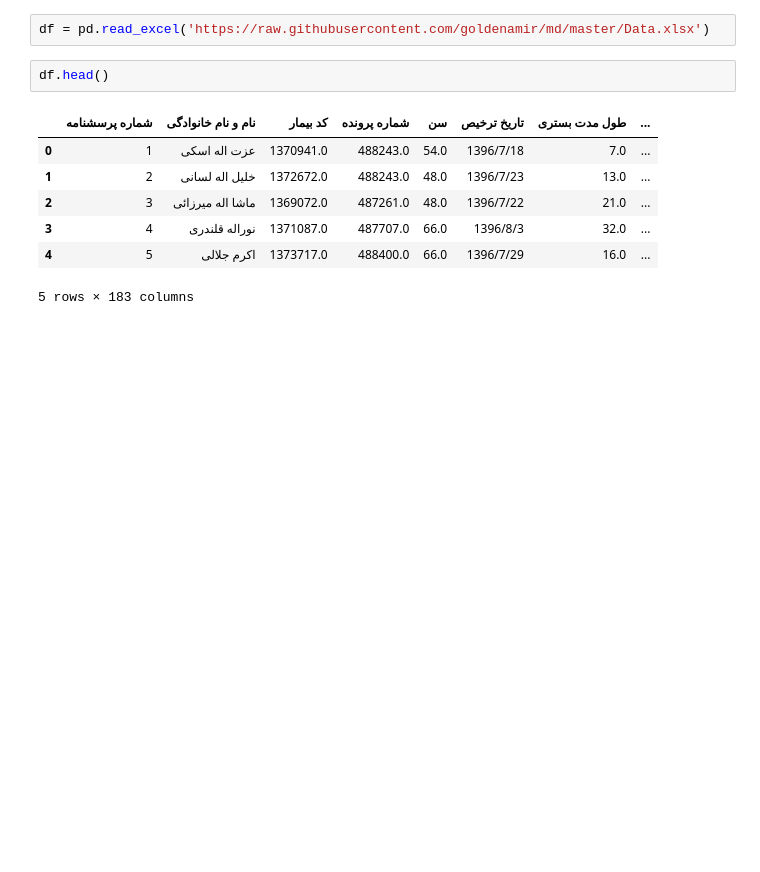
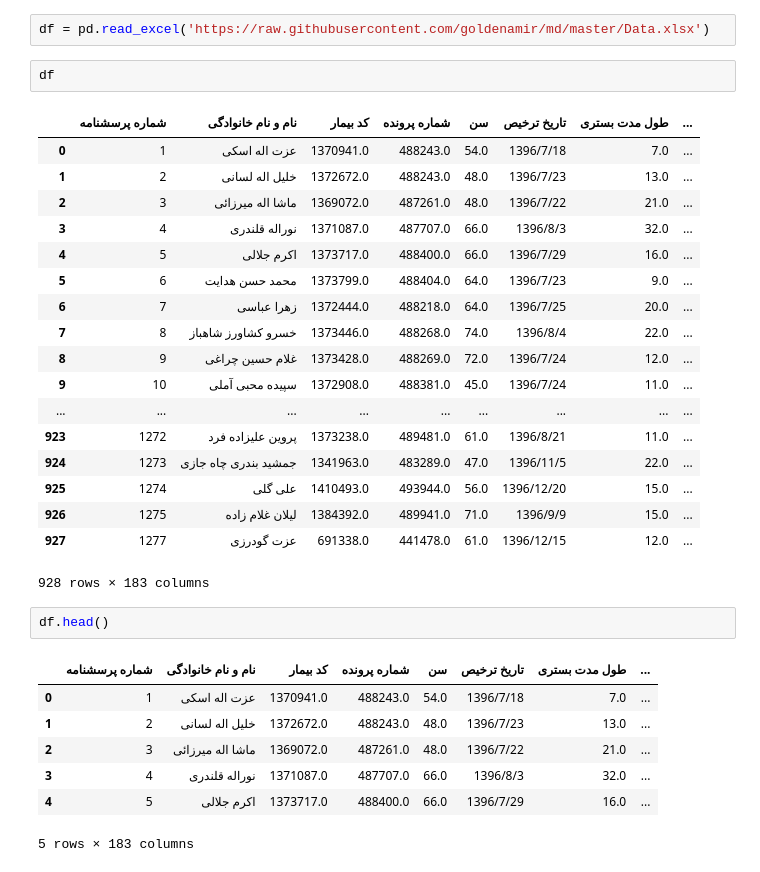
Before and after one commit to goldenamir/md, a Jupyter notebook: App01.ipynb, the cells around one changed output. Saved outputs shown, nothing was run; the diff lists cells and outputs as text; blank space fills up the shorter version.

```diff
--- a/App01.ipynb
+++ b/App01.ipynb
@@ -8,5 +6,26 @@ import matplotlib.pyplot as plt
 # %%
 df = pd.read_excel('https://raw.githubusercontent.com/goldenamir/md/master/Data.xlsx')
+# %%
+df
+# %% [output]
+|  | شماره پرسشنامه | نام و نام خانوادگی | کد بیمار | شماره پرونده | سن | تاریخ ترخیص | طول مدت بستری | ... |
+| 0 | 1 | عزت اله اسکی | 1370941.0 | 488243.0 | 54.0 | 1396/7/18 | 7.0 | ... |
+| 1 | 2 | خلیل اله لسانی | 1372672.0 | 488243.0 | 48.0 | 1396/7/23 | 13.0 | ... |
+| 2 | 3 | ماشا اله میرزائی | 1369072.0 | 487261.0 | 48.0 | 1396/7/22 | 21.0 | ... |
+| 3 | 4 | نوراله قلندری | 1371087.0 | 487707.0 | 66.0 | 1396/8/3 | 32.0 | ... |
+| 4 | 5 | اکرم جلالی | 1373717.0 | 488400.0 | 66.0 | 1396/7/29 | 16.0 | ... |
+| 5 | 6 | محمد حسن هدایت | 1373799.0 | 488404.0 | 64.0 | 1396/7/23 | 9.0 | ... |
+| 6 | 7 | زهرا عباسی | 1372444.0 | 488218.0 | 64.0 | 1396/7/25 | 20.0 | ... |
+| 7 | 8 | خسرو کشاورز شاهباز | 1373446.0 | 488268.0 | 74.0 | 1396/8/4 | 22.0 | ... |
+| 8 | 9 | غلام حسین چراغی | 1373428.0 | 488269.0 | 72.0 | 1396/7/24 | 12.0 | ... |
+| 9 | 10 | سپیده محبی آملی | 1372908.0 | 488381.0 | 45.0 | 1396/7/24 | 11.0 | ... |
+| ... | ... | ... | ... | ... | ... | ... | ... | ... |
+| 923 | 1272 | پروین علیزاده فرد | 1373238.0 | 489481.0 | 61.0 | 1396/8/21 | 11.0 | ... |
+| 924 | 1273 | جمشید بندری چاه جازی | 1341963.0 | 483289.0 | 47.0 | 1396/11/5 | 22.0 | ... |
+| 925 | 1274 | علی گلی | 1410493.0 | 493944.0 | 56.0 | 1396/12/20 | 15.0 | ... |
+| 926 | 1275 | لیلان غلام زاده | 1384392.0 | 489941.0 | 71.0 | 1396/9/9 | 15.0 | ... |
+| 927 | 1277 | عزت گودرزی | 691338.0 | 441478.0 | 61.0 | 1396/12/15 | 12.0 | ... |
+928 rows × 183 columns
 # %%
 df.head()
 # %% [output]
```
Also changed, not shown: parts of 7 cells of this notebook.
